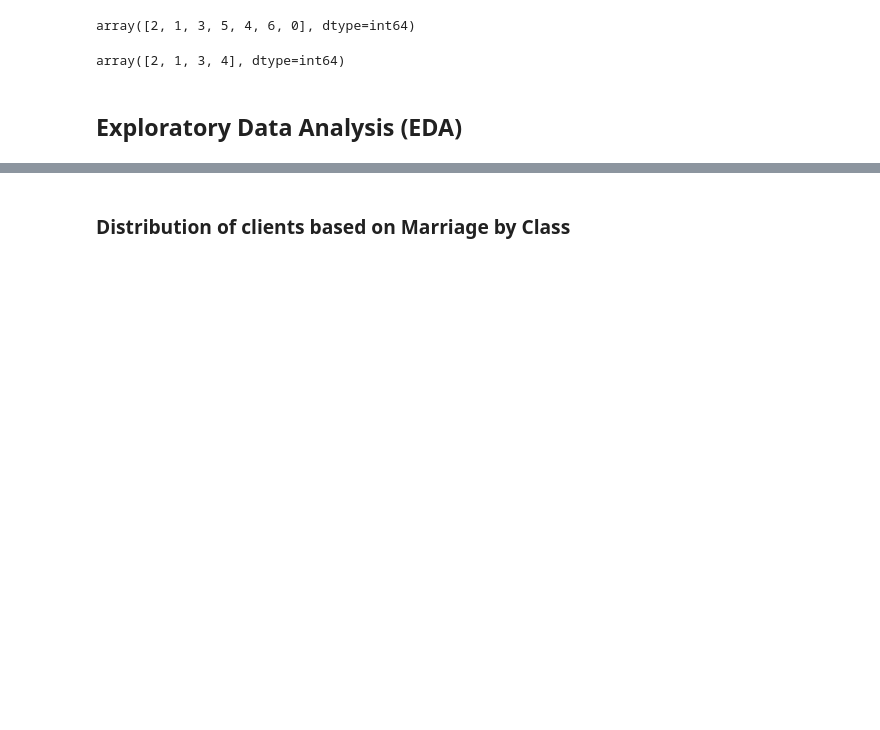
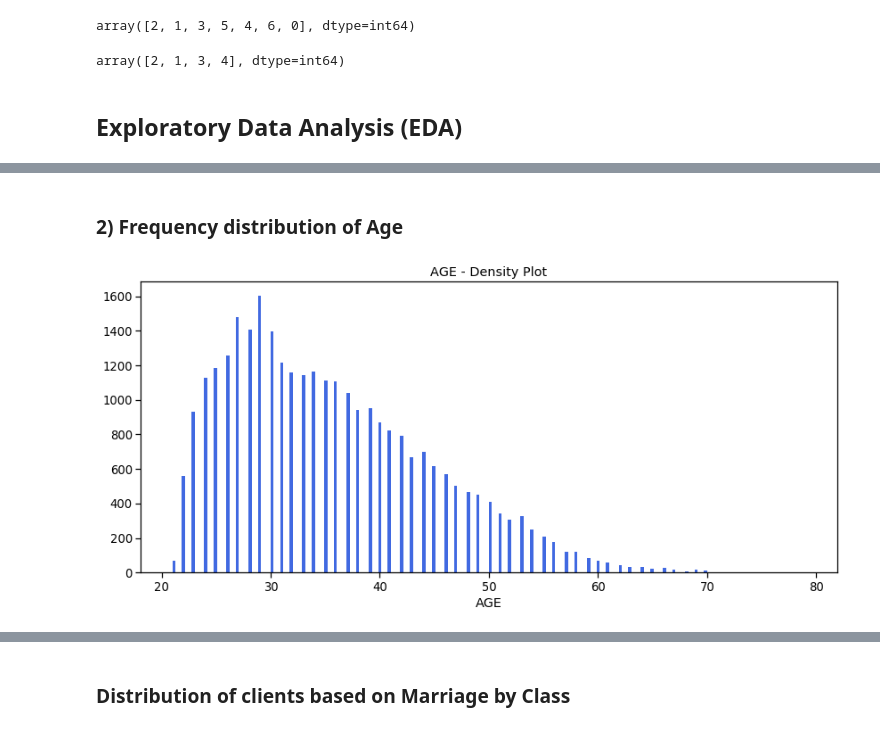
Before and after one commit to guptaaxita/Credit_card_default_EDA, a Jupyter notebook: Course5_Task2_EDA.ipynb, the cells around one changed output, grey strips where cells are left out. Cells and saved outputs as stored; diff of their text form; code cells hidden in the pictures; blank space fills up the shorter version.

```diff
--- a/Course5_Task2_EDA.ipynb
+++ b/Course5_Task2_EDA.ipynb
@@ -294,0 +177,11 @@ plt.show()
+# %% [markdown]
+### 2) Frequency distribution of Age
+# %%
+# Frequency distribution of age whole dataset
+plt.figure(figsize = (14,6))
+plt.title('AGE - Density Plot')
+plt.xlabel('AGE')
+plt.hist(credit['AGE'], bins=200, color=['royalblue'])
+plt.show()
+# %% [output]
+[figure, added]
```
Also changed, not shown: parts of 45 cells of this notebook.
